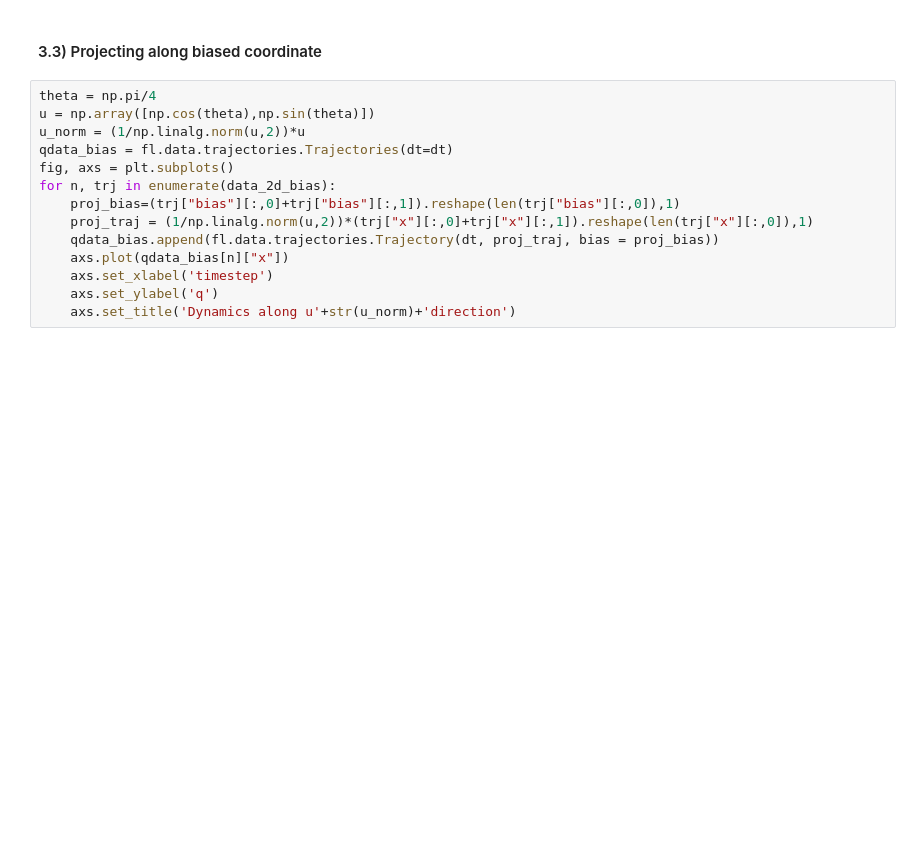
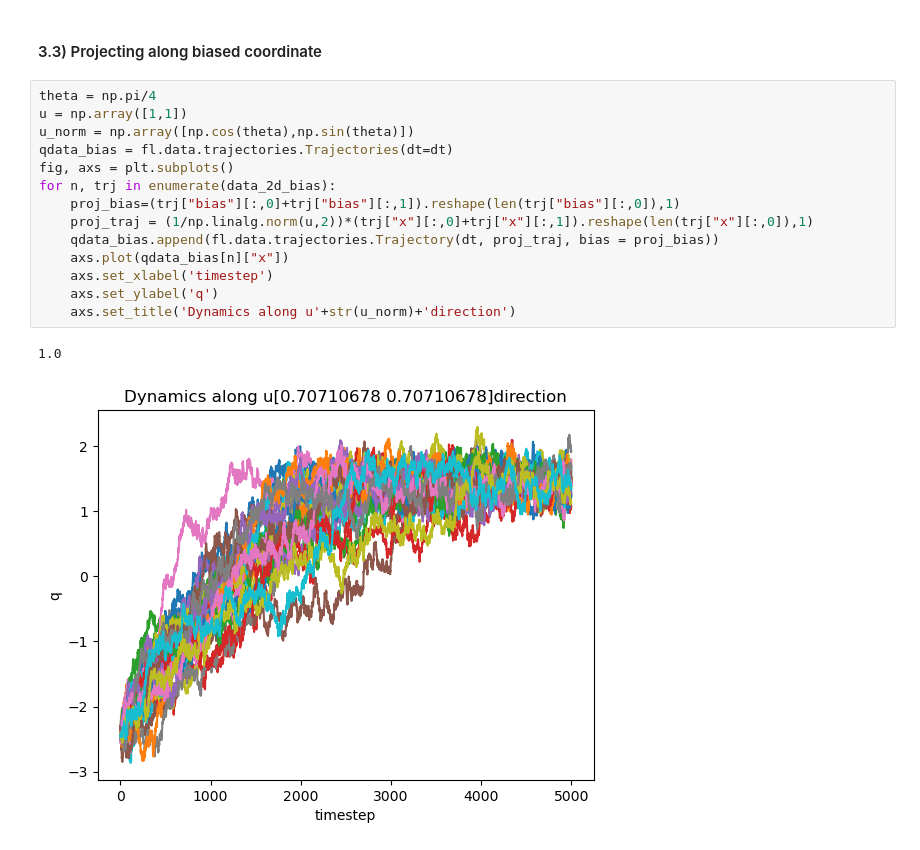
Before and after one commit to langevinmodel/folie, a Jupyter notebook: examples/tutorials/2D_DoubleWell_estimation.ipynb, the cells around one changed output. Cells and saved outputs as stored; diff of their text form; blank space fills up the shorter version.

```diff
--- a/examples/tutorials/2D_DoubleWell_estimation.ipynb
+++ b/examples/tutorials/2D_DoubleWell_estimation.ipynb
@@ -591,18 +648,21 @@ fig.suptitle('Order 3 Polynomial fitting along x direction')
 #### 3.3) Projecting along biased coordinate
 # %%
 theta = np.pi/4
-u = np.array([np.cos(theta),np.sin(theta)])
-u_norm = (1/np.linalg.norm(u,2))*u
+u = np.array([1,1])
+u_norm = np.array([np.cos(theta),np.sin(theta)])
 qdata_bias = fl.data.trajectories.Trajectories(dt=dt)
 fig, axs = plt.subplots()
 for n, trj in enumerate(data_2d_bias):
     proj_bias=(trj["bias"][:,0]+trj["bias"][:,1]).reshape(len(trj["bias"][:,0]),1)
     proj_traj = (1/np.linalg.norm(u,2))*(trj["x"][:,0]+trj["x"][:,1]).reshape(len(trj["x"][:,0]),1)
     qdata_bias.append(fl.data.trajectories.Trajectory(dt, proj_traj, bias = proj_bias))
     axs.plot(qdata_bias[n]["x"])
     axs.set_xlabel('timestep')
     axs.set_ylabel('q')
     axs.set_title('Dynamics along u'+str(u_norm)+'direction')
+# %% [output]
+1.0
+[figure, added]
 # %%
 n_knots=4
 qfa = np.linspace(qdata_bias.stats.min , qdata_bias.stats.max,75)
```
Also changed, not shown: parts of 14 cells of this notebook.
